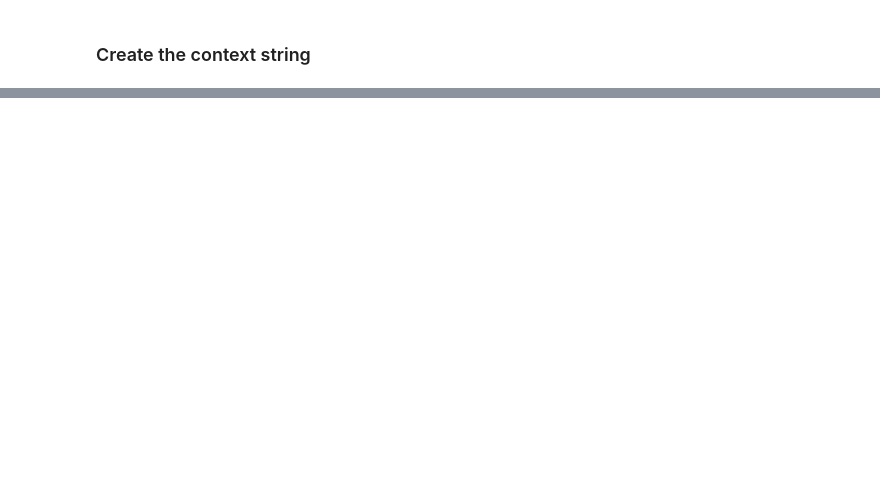
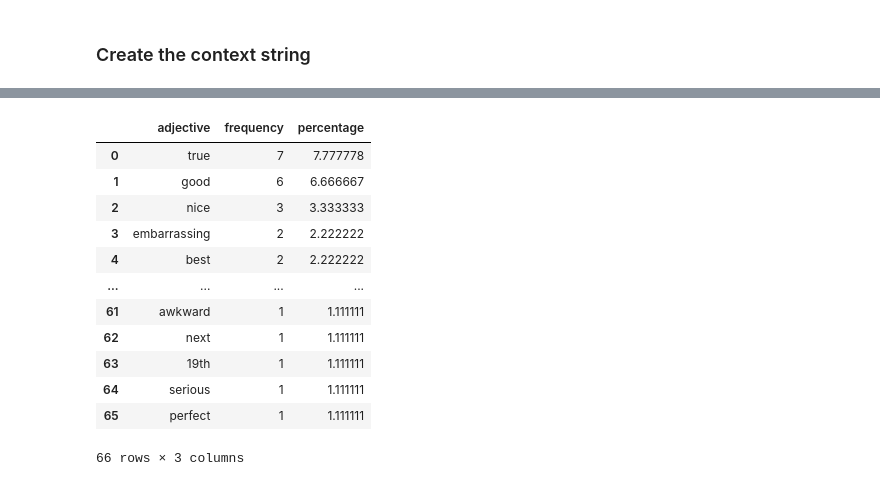
Before and after one commit to MovezNetwork/llm-evaluation, a Jupyter notebook: Prompting_With_Context.ipynb, the cells around one changed output, grey strips where cells are left out. Saved outputs shown, nothing was run; the diff lists cells and outputs as text; code cells hidden in the pictures; blank space fills up the shorter version.

```diff
--- a/Prompting_With_Context.ipynb
+++ b/Prompting_With_Context.ipynb
@@ -34,0 +87,16 @@ output_llm_folder_path = 'output_llm_data/'
+# %%
+keyword_counts
+# %% [output]
+|  | adjective | frequency | percentage |
+| 0 | true | 7 | 7.777778 |
+| 1 | good | 6 | 6.666667 |
+| 2 | nice | 3 | 3.333333 |
+| 3 | embarrassing | 2 | 2.222222 |
+| 4 | best | 2 | 2.222222 |
+| ... | ... | ... | ... |
+| 61 | awkward | 1 | 1.111111 |
+| 62 | next | 1 | 1.111111 |
+| 63 | 19th | 1 | 1.111111 |
+| 64 | serious | 1 | 1.111111 |
+| 65 | perfect | 1 | 1.111111 |
+66 rows × 3 columns
```
Also changed, not shown: parts of 2 cells of this notebook, 4 other files.
